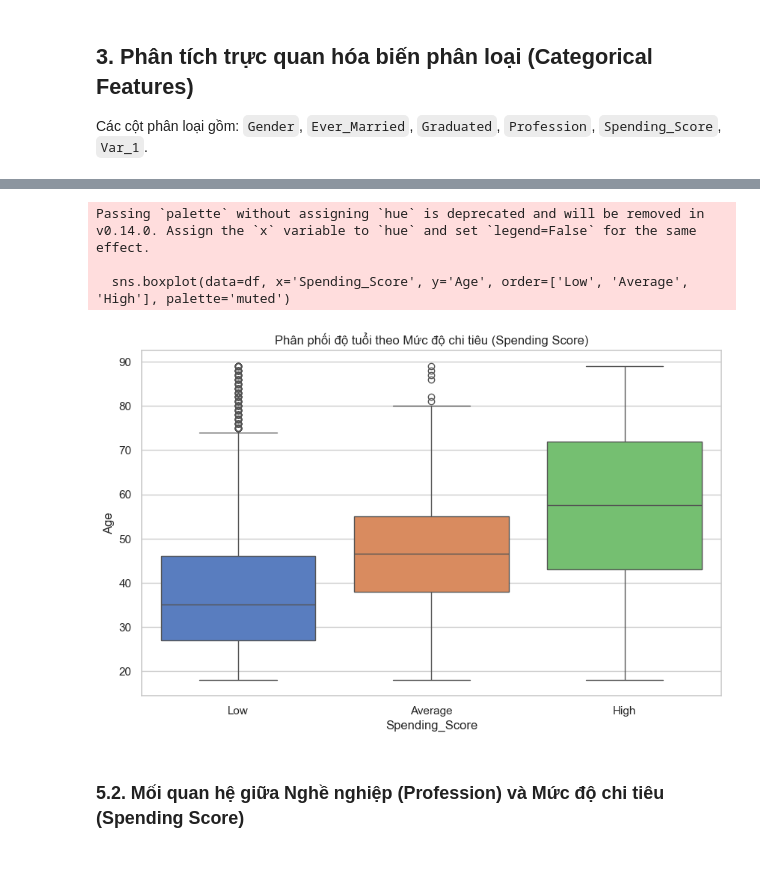
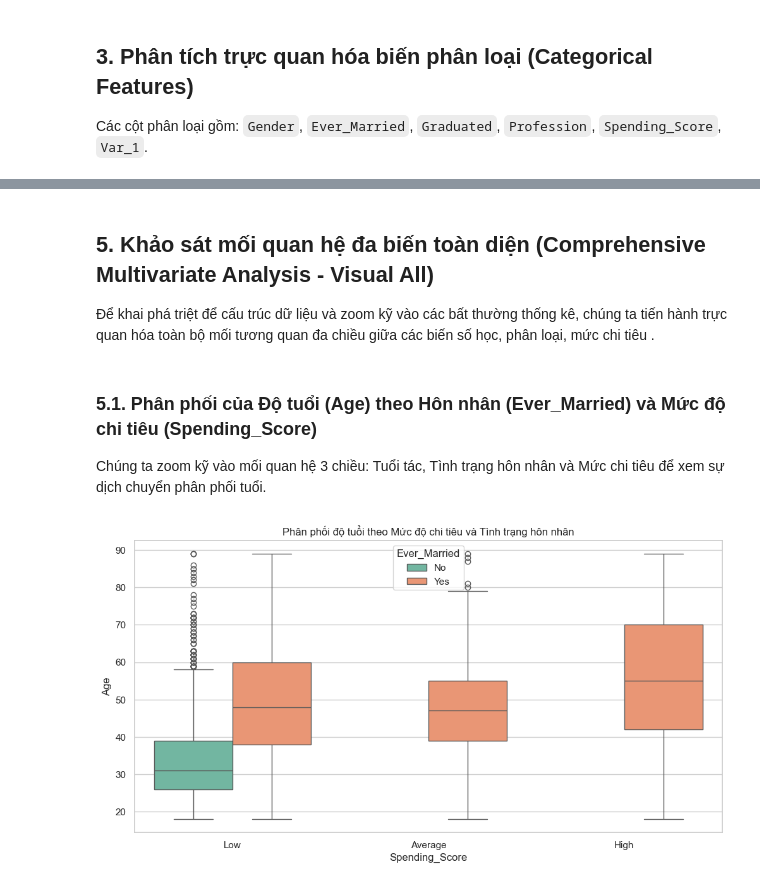
Before and after one commit to itsanhkhoi12/UTH-MACHINE-LEARNING-ASSIGNMENTS-GR02, a Jupyter notebook: practice_3/vqd_3/04_eda.ipynb, the cells around one changed output, grey strips where cells are left out. Saved outputs shown, nothing was run; the diff lists cells and outputs as text; code cells hidden in the pictures.

```diff
--- a/practice_3/vqd_3/04_eda.ipynb
+++ b/practice_3/vqd_3/04_eda.ipynb
@@ -172,12 +160,15 @@ Kiểm định giữa Var_1 và Ever_Married:
+# %% [markdown]
+## 5. Khảo sát mối quan hệ đa biến toàn diện (Comprehensive Multivariate Analysis - Visual All)
+
+Để khai phá triệt để cấu trúc dữ liệu và zoom kỹ vào các bất thường thống kê, chúng ta tiến hành trực quan hóa toàn bộ mối tương quan đa chiều giữa các biến số học, phân loại, mức chi tiêu .
+# %% [markdown]
+### 5.1. Phân phối của Độ tuổi (Age) theo Hôn nhân (Ever_Married) và Mức độ chi tiêu (Spending_Score)
+
+Chúng ta zoom kỹ vào mối quan hệ 3 chiều: Tuổi tác, Tình trạng hôn nhân và Mức chi tiêu để xem sự dịch chuyển phân phối tuổi.
 # %%
-plt.figure(figsize=(10, 6))
-sns.boxplot(data=df, x='Spending_Score', y='Age', order=['Low', 'Average', 'High'], palette='muted')
-plt.title("Phân phối độ tuổi theo Mức độ chi tiêu (Spending Score)")
+plt.figure(figsize=(12, 6))
+sns.boxplot(data=df, x='Spending_Score', y='Age', hue='Ever_Married', order=['Low', 'Average', 'High'], palette='Set2')
+plt.title("Phân phối độ tuổi theo Mức độ chi tiêu và Tình trạng hôn nhân")
 plt.show()
 # %% [output]
-Passing `palette` without assigning `hue` is deprecated and will be removed in v0.14.0. Assign the `x` variable to `hue` and set `legend=False` for the same effect.
-
-  sns.boxplot(data=df, x='Spending_Score', y='Age', order=['Low', 'Average', 'High'], palette='muted')
-[figure, old version]
+[figure, new version]
-# %% [markdown]
-### 5.2. Mối quan hệ giữa Nghề nghiệp (Profession) và Mức độ chi tiêu (Spending Score)
```
Also changed, not shown: parts of 17 cells of this notebook, 33 other files.
